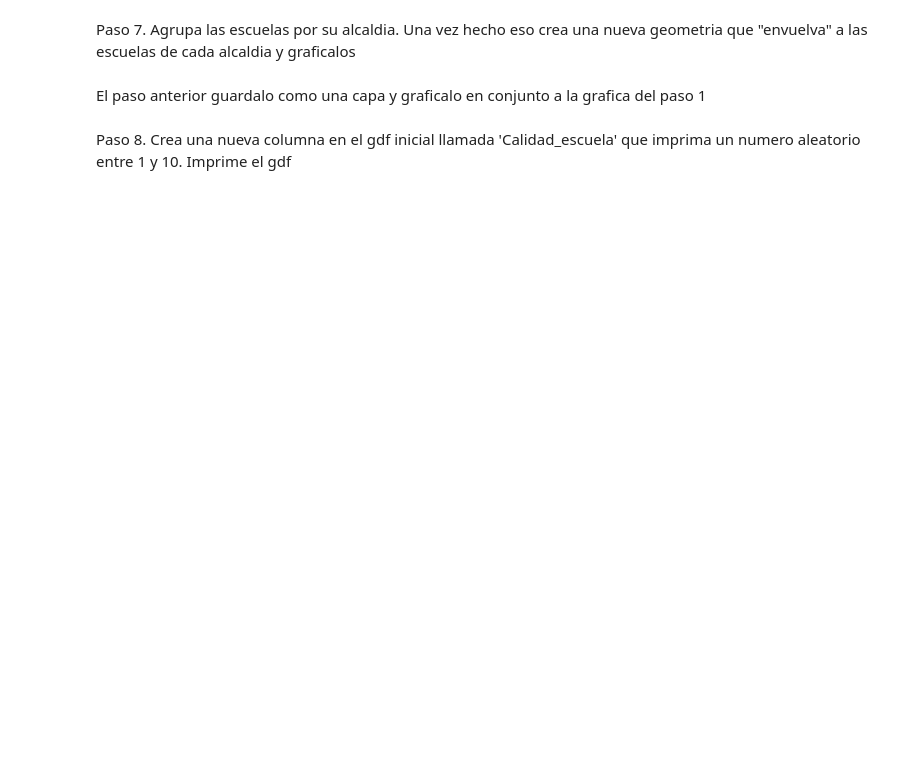
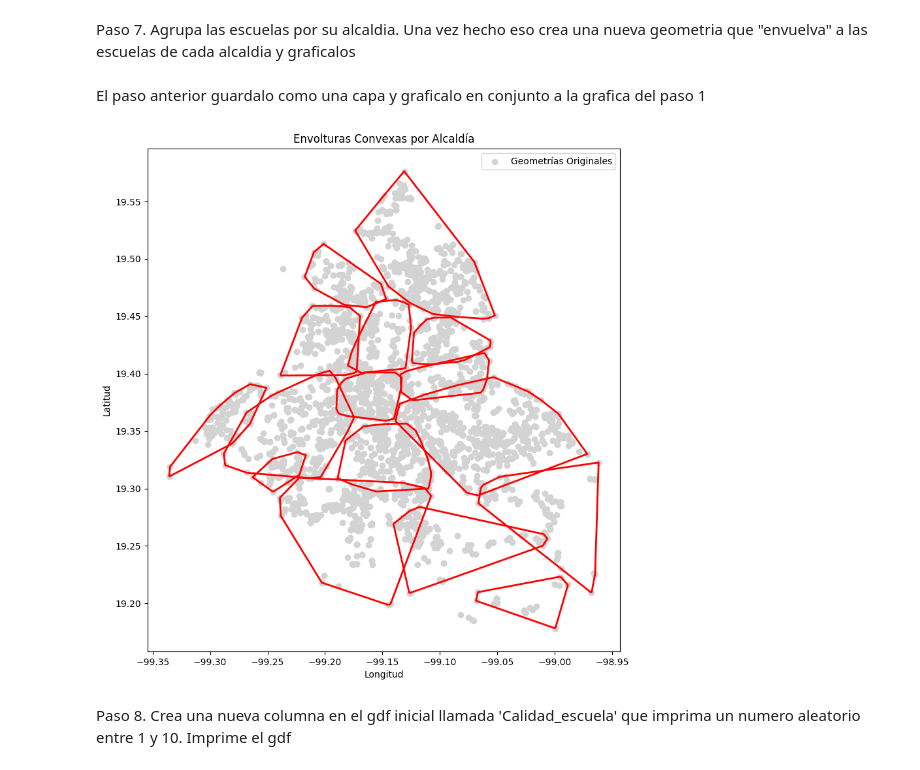
Before and after one commit to MiguelMonr/Geo_Pandas, a Jupyter notebook: ejecutables/JupyterNotebooks/tarea/tarea.ipynb, the cells around one changed output. Cells and saved outputs as stored; diff of their text form; code cells hidden in the pictures; blank space fills up the shorter version.

```diff
--- a/ejecutables/JupyterNotebooks/tarea/tarea.ipynb
+++ b/ejecutables/JupyterNotebooks/tarea/tarea.ipynb
@@ -15,2 +71,11 @@ Paso 4. Crea dos nuevas columnas en el gdf original que sean para el area y el p
 # %% [markdown]
 Paso 5. Crea una nueva columna en el gdf del paso 1 que se llame distancia; después escoge una escuela del data frame y que la nueva columna tenga la distancia de todas las escuelas a la que escogiste
+# %%
+gdf['distancia'] = 0.0
+
+escuela_referencia = gdf[(gdf['nombre'] == 'COLEGIO CIUDAD DE MÉXICO')].iloc[0].geometry
+print(escuela_referencia)
+
+gdf['distancia'] = gdf['geometry'].distance(escuela_referencia)
+
+gdf
@@ -20,6 +109,38 @@ Paso 6. Realiza una consulta para saber cuales son las 3 escuelas mas lejos del
 Paso 7. Agrupa las escuelas por su alcaldia. Una vez hecho eso crea una nueva geometria que "envuelva" a las escuelas de cada alcaldia y graficalos
 # %% [markdown]
 El paso anterior guardalo como una capa y graficalo en conjunto a la grafica del paso 1
+# %%
+
+# Supongamos que tienes un GeoDataFrame llamado gdf con una columna 'alcaldi'
+
+# Agrupar por la columna 'alcaldi'
+gdf_grupo = gdf.groupby('alcaldi')
+
+# Lista para almacenar las geometrías de envolventes
+geom = []
+
+# Crear envolventes convexas para cada grupo
+for alcaldia, grupo in gdf_grupo:
+    g_alcaldia = MultiPoint(grupo['geometry'].tolist()).convex_hull
+    geom.append({'alcaldia': alcaldia, 'geometry': g_alcaldia})
+
+# Crear una nueva GeoDataFrame a partir de las geometrías
+gdf_envolv = gpd.GeoDataFrame(geom, geometry='geometry')
+
+# 4. Plotear únicamente las envolventes
+ax = gdf.plot(color='lightgray', figsize=(10, 10))  # Plotear el fondo con geometrías originales
+gdf_envolv.plot(ax=ax, edgecolor='red', facecolor='none', linewidth=2)
+
+# Configurar el gráfico
+ax.set_title('Envolturas Convexas por Alcaldía')
+ax.set_xlabel('Longitud')
+ax.set_ylabel('Latitud')
+ax.legend(["Geometrías Originales", "Envolturas Convexas"], loc='upper right')
+
+# Mostrar el gráfico
+plt.show()
+# %% [output]
+[figure, added]
 # %% [markdown]
 Paso 8. Crea una nueva columna en el gdf inicial llamada 'Calidad_escuela' que imprima un numero aleatorio entre 1 y 10.
 Imprime el gdf
```
Also changed, not shown: parts of 11 cells of this notebook.
